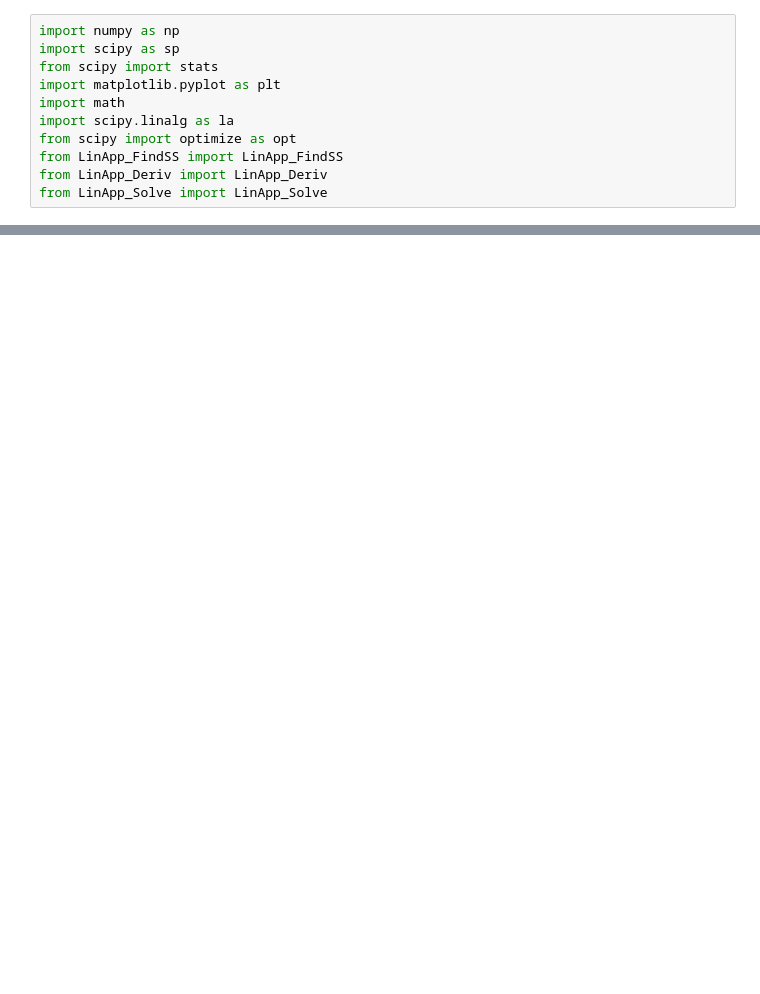
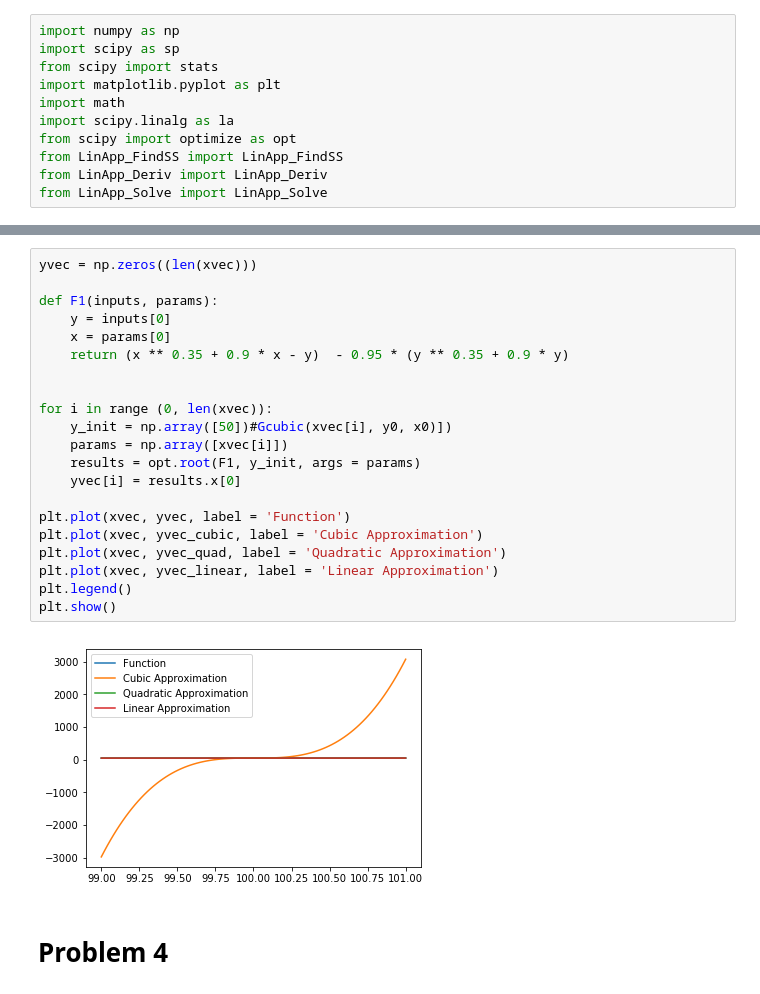
Before and after one commit to bryanchia/BootCamp2017, a Jupyter notebook: ProbSets/Econ/Wk5_6_DSGE_Filters/Problem Set 3 (Perturbation Methods).ipynb, the cells around one changed output, grey strips where cells are left out. Cells and saved outputs as stored; diff of their text form; blank space fills up the shorter version.

Commit message:
Problem Sets

```diff
--- a/ProbSets/Econ/Wk5_6_DSGE_Filters/Problem Set 3 (Perturbation Methods).ipynb
+++ b/ProbSets/Econ/Wk5_6_DSGE_Filters/Problem Set 3 (Perturbation Methods).ipynb
@@ -46,0 +237,26 @@ print("These match up with our algebraic solutions.")
+# %%
+yvec = np.zeros((len(xvec)))
+
+def F1(inputs, params):
+    y = inputs[0]
+    x = params[0]
+    return (x ** 0.35 + 0.9 * x - y)  - 0.95 * (y ** 0.35 + 0.9 * y)
+
+
+for i in range (0, len(xvec)):
+    y_init = np.array([50])#Gcubic(xvec[i], y0, x0)])
+    params = np.array([xvec[i]])
+    results = opt.root(F1, y_init, args = params)
+    yvec[i] = results.x[0]
+
+plt.plot(xvec, yvec, label = 'Function')
+plt.plot(xvec, yvec_cubic, label = 'Cubic Approximation')
+plt.plot(xvec, yvec_quad, label = 'Quadratic Approximation')
+plt.plot(xvec, yvec_linear, label = 'Linear Approximation')
+plt.legend()
+plt.show()
+# %% [output]
+[figure, added]
+# %% [markdown]
+Problem 4
+==============
```
Also changed, not shown: parts of 20 cells of this notebook, 4 other files.
